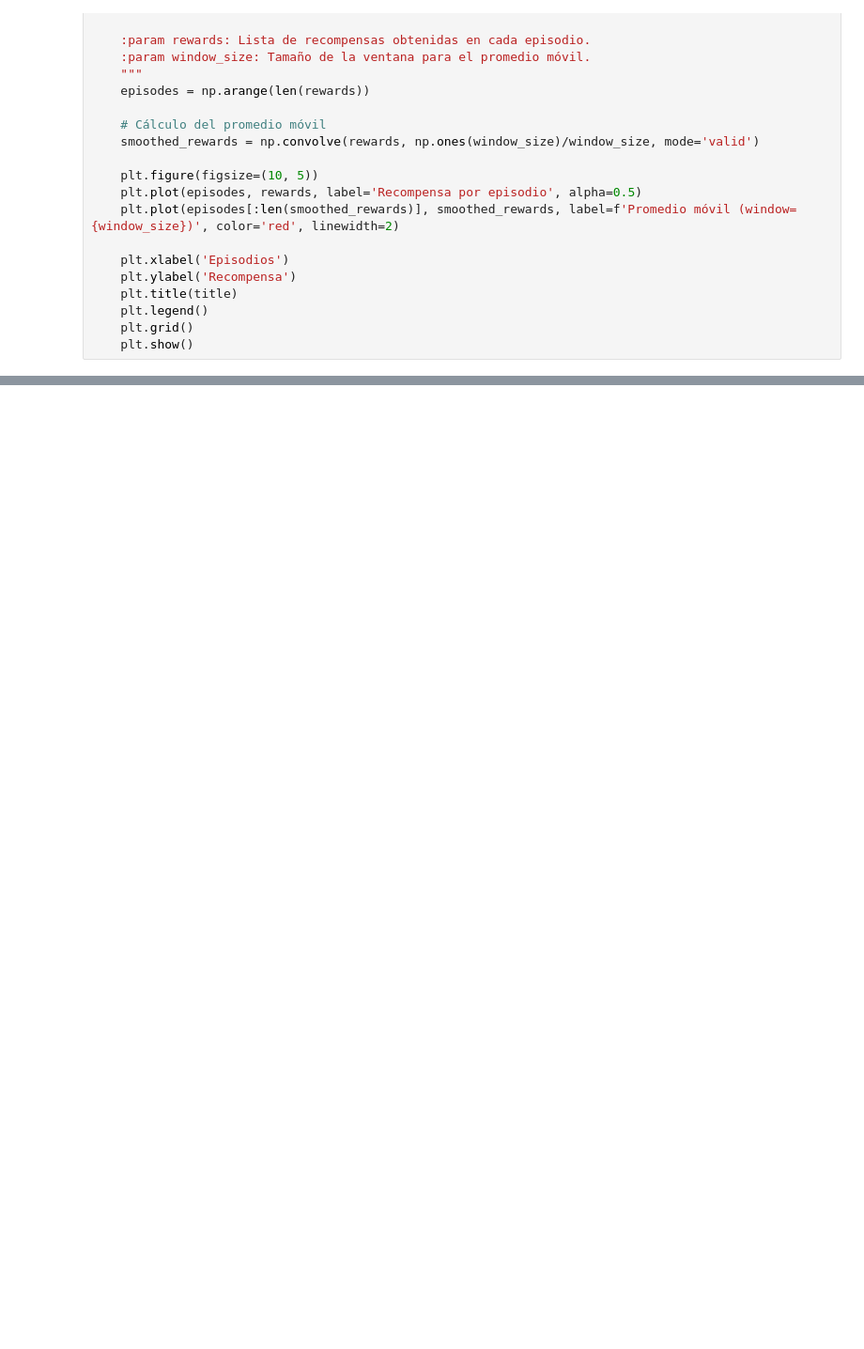
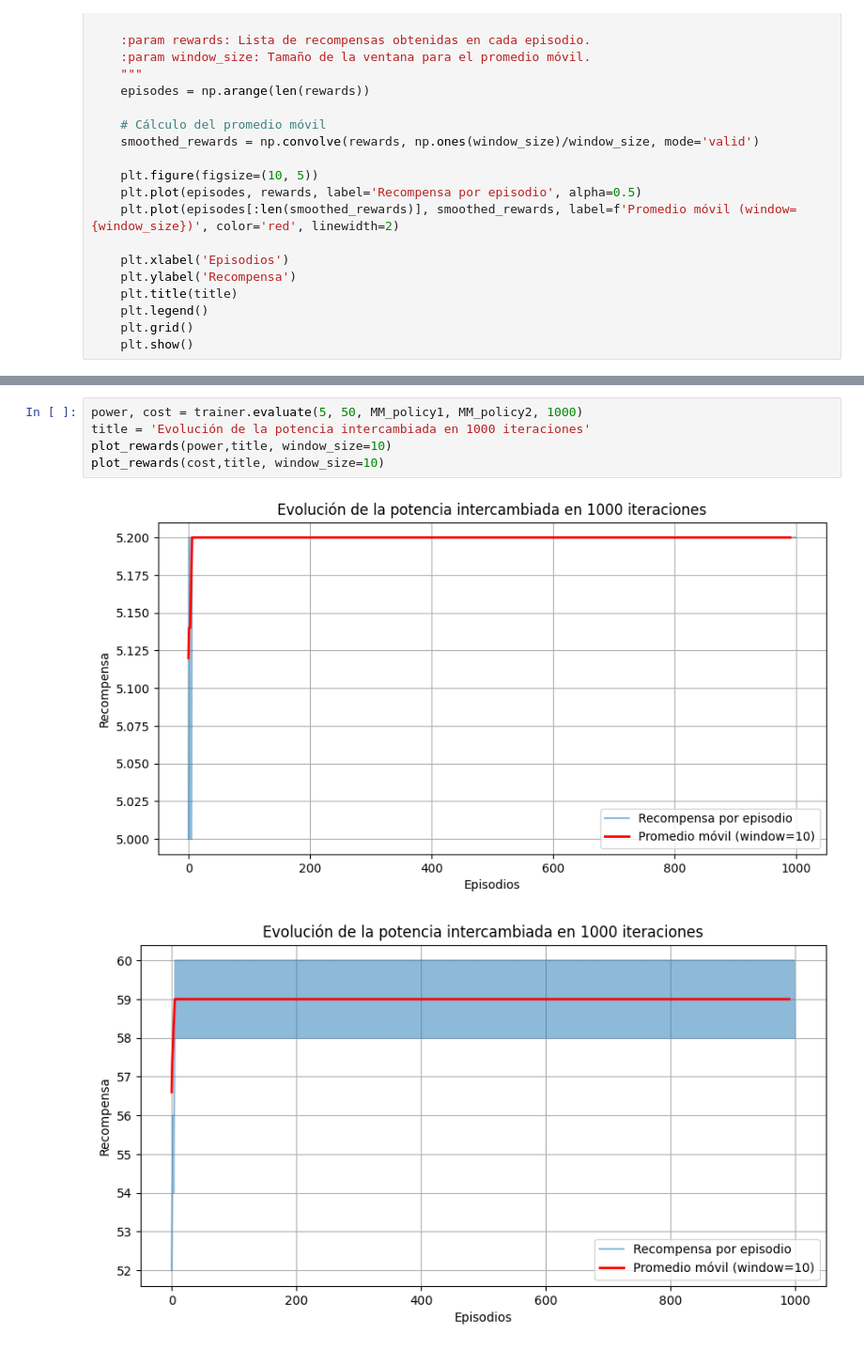
Before and after one commit to juanpabmedina/master_thesis, a Jupyter notebook: algorithms/p2p_game/p2p_energy_trading.ipynb, the cells around one changed output, grey strips where cells are left out. Shown at 94% size. Cells and saved outputs as stored; diff of their text form; blank space fills up the shorter version.

```diff
--- a/algorithms/p2p_game/p2p_energy_trading.ipynb
+++ b/algorithms/p2p_game/p2p_energy_trading.ipynb
@@ -30,0 +95,8 @@ def plot_rewards(rewards, title, window_size=10):
+# %%
+power, cost = trainer.evaluate(5, 50, MM_policy1, MM_policy2, 1000)
+title = 'Evolución de la potencia intercambiada en 1000 iteraciones'
+plot_rewards(power,title, window_size=10)
+plot_rewards(cost,title, window_size=10)
+# %% [output]
+[figure, added]
+[figure, added]
```
Also changed, not shown: parts of 18 cells of this notebook, 4 other files.
